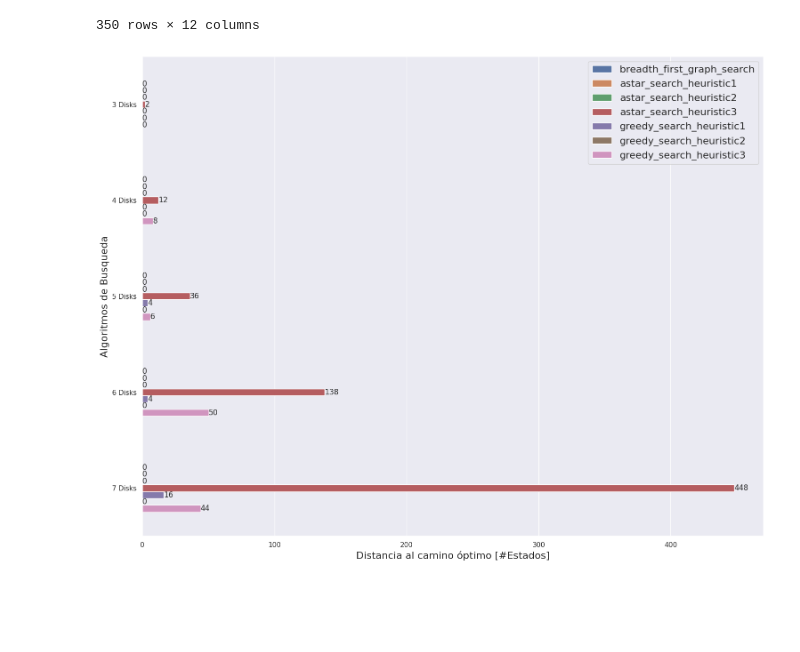
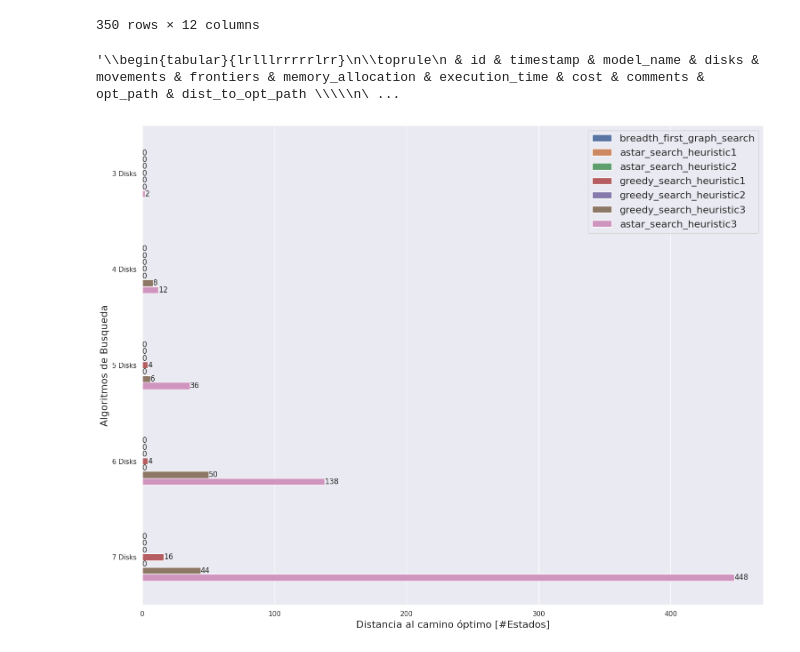
Before and after one commit to FIUBA-CEIA-18Co2024/IIA-TP1, a Jupyter notebook: IIA TP1 - Data Analisis .ipynb, the cells around one changed output. Drawn from its saved outputs; the diff is of its cells as text; code cells hidden in the pictures; blank space fills up the shorter version.

```diff
--- a/IIA TP1 - Data Analisis .ipynb
+++ b/IIA TP1 - Data Analisis .ipynb
@@ -157,8 +157,7 @@ df_tmp['disks'].replace({6:'6 Disks'},inplace=True)
 df_tmp['disks'].replace({5:'5 Disks'},inplace=True)
 df_tmp['disks'].replace({4:'4 Disks'},inplace=True)
 df_tmp['disks'].replace({3:'3 Disks'},inplace=True)
-
-sns.set_theme()
+sns.set(rc={'figure.figsize':(18,14)})
 sns.barplot(
     x='execution_time',
     y='disks',
@@ -168,7 +167,6 @@ sns.barplot(
     errorbar=('ci', 95),
     width=.5,
     capsize=.2,
-    palette="vlag"
 )#, palette="vlag")
 plt.title('Tiempo de ejecución promedio de algoritmo de busqueda por cantidad de discos', fontsize=16)
 plt.ylabel('Algoritmos de búsqueda', fontsize = 16)
@@ -240,18 +244,27 @@ plt.savefig('img/excecution_time_algs.png', dpi='figure', bbox_inches='tight')
 # %%
 sns.set(rc={'figure.figsize':(18,14)})
+
+df_sorted = df.copy()
+df_sorted['movements_rank'] = df_sorted.groupby('disks')['movements'].rank(method='first')
+df_sorted = df_sorted.sort_values(by=['disks', 'movements'])
+
 ax = sns.barplot(
     x='movements',
     y='disks',
     hue='model_name',
-    data=df,
+    data=df_sorted,
     width=.5,
     estimator=np.mean,
     errorbar=None, # ('ci', 90),
     capsize=.1,
+    hue_order=df_sorted['model_name'].unique()
 )#, palette="vlag")
 for container in ax.containers:
     ax.bar_label(container, fmt='%.0f')
+
+#plt.title('Nodos explorados para cada algoritmo de búsqueda por cantidad de discos', fontsize=16)
 plt.xlabel('Nodos explorados [#]', fontsize = 16)
 plt.ylabel('Algoritmos de Busqueda', fontsize = 16)
 plt.legend(loc='upper right', fontsize=16)
+plt.savefig('img/explored_nodes_algs.png', dpi='figure', bbox_inches='tight')
 # %% [output]
@@ -260,18 +272,27 @@ plt.legend(loc='upper right', fontsize=16)
 # %%
 sns.set(rc={'figure.figsize':(18,14)})
+
+df_sorted = df.copy()
+df_sorted['frontiers_rank'] = df_sorted.groupby('disks')['frontiers'].rank(method='first')
+df_sorted = df_sorted.sort_values(by=['disks', 'frontiers'])
+
 ax = sns.barplot(
     x='frontiers',
     y='disks',
     hue='model_name',
-    data=df,
+    data=df_sorted,
     width=.5,
     estimator=np.mean,
     errorbar=None, # ('ci', 90),
     capsize=.1,
+    hue_order=df_sorted['model_name'].unique()
 )#, palette="vlag")
 for container in ax.containers:
     ax.bar_label(container, fmt='%.0f')
+
+#plt.title('Fronteras sin explorar para cada algoritmo de búsqueda por cantidad de discos', fontsize=16)
 plt.xlabel('Fronteras sin explorar [#]', fontsize = 16)
 plt.ylabel('Algoritmos de Busqueda', fontsize = 16)
 plt.legend(loc='upper right', fontsize=16)
+plt.savefig('img/unexplored_frontiers_algs.png', dpi='figure', bbox_inches='tight')
 # %% [output]
@@ -280,5 +300,10 @@ plt.legend(loc='upper right', fontsize=16)
 # %%
 sns.set(rc={'figure.figsize':(18,14)})
+
+df_sorted = df.copy()
+df_sorted['cost_rank'] = df_sorted.groupby('disks')['cost'].rank(method='first')
+df_sorted = df_sorted.sort_values(by=['disks', 'cost'])
+
 ax = sns.barplot(
     x='cost',
     y='disks',
@@ -288,10 +313,14 @@ ax = sns.barplot(
     estimator=np.mean,
     errorbar=None, # ('ci', 90),
     capsize=.1,
+    hue_order=df_sorted['model_name'].unique()
 )#, palette="vlag")
 for container in ax.containers:
     ax.bar_label(container, fmt='%.0f')
+
+#plt.title('Costo del camino para cada algoritmo de búsqueda por cantidad de discos', fontsize=16)
 plt.xlabel('Costo del camino [#Estados]', fontsize = 16)
 plt.ylabel('Algoritmos de Busqueda', fontsize = 16)
 plt.legend(loc='upper right', fontsize=16)
+plt.savefig('img/costs_algs.png', dpi='figure', bbox_inches='tight')
 # %% [output]
@@ -315,23 +343,36 @@ df
 | 348 | 349 | 2024-09-12 21:58:09.761187 | greedy_search_heuristic2 | 7 Disks | 1098 | 50 | 1.236078 | 0.566320 | ... |
 | 349 | 350 | 2024-09-12 21:58:11.230580 | greedy_search_heuristic3 | 7 Disks | 721 | 39 | 0.817813 | 0.295516 | ... |
 350 rows × 12 columns
+# %%
+df.to_latex()
+# %% [output]
+'\\begin{tabular}{lrlllrrrrrlrr}\n\\toprule\n & id & timestamp & model_name & disks & movements & frontiers & memory_allocation & execution_time & cost & comments & opt_path & dist_to_opt_path \\\\\n\ ...
 # %%
 sns.set(rc={'figure.figsize':(18,14)})
+
+df_sorted = df.copy()
+df_sorted['dist_to_opt_path'] = df_sorted.groupby('disks')['dist_to_opt_path'].rank(method='first')
+df_sorted = df_sorted.sort_values(by=['disks', 'dist_to_opt_path'])
+
 ax = sns.barplot(
     x='dist_to_opt_path',
     y='disks',
     hue='model_name',
     data=df,
     width=.5,
     estimator=np.mean,
     errorbar=None, # ('ci', 90),
     capsize=.1,
+    hue_order=df_sorted['model_name'].unique()
 )#, palette="vlag")
 for container in ax.containers:
     ax.bar_label(container, fmt='%.0f')
+
+#plt.title('Distancia al camino óptimo para cada algoritmo de búsqueda por cantidad de discos', fontsize=16)
 plt.xlabel('Distancia al camino óptimo [#Estados]', fontsize = 16)
 plt.ylabel('Algoritmos de Busqueda', fontsize = 16)
 plt.legend(loc='upper right', fontsize=16)
 plt.savefig('img/dist_to_opt_path.png', dpi='figure', bbox_inches='tight')
+plt.savefig('img/distance_algs.png', dpi='figure', bbox_inches='tight')
 # %% [output]
-[figure, old version]
+[figure, new version]
```
Also changed, not shown: parts of 8 cells of this notebook, 8 other files.
